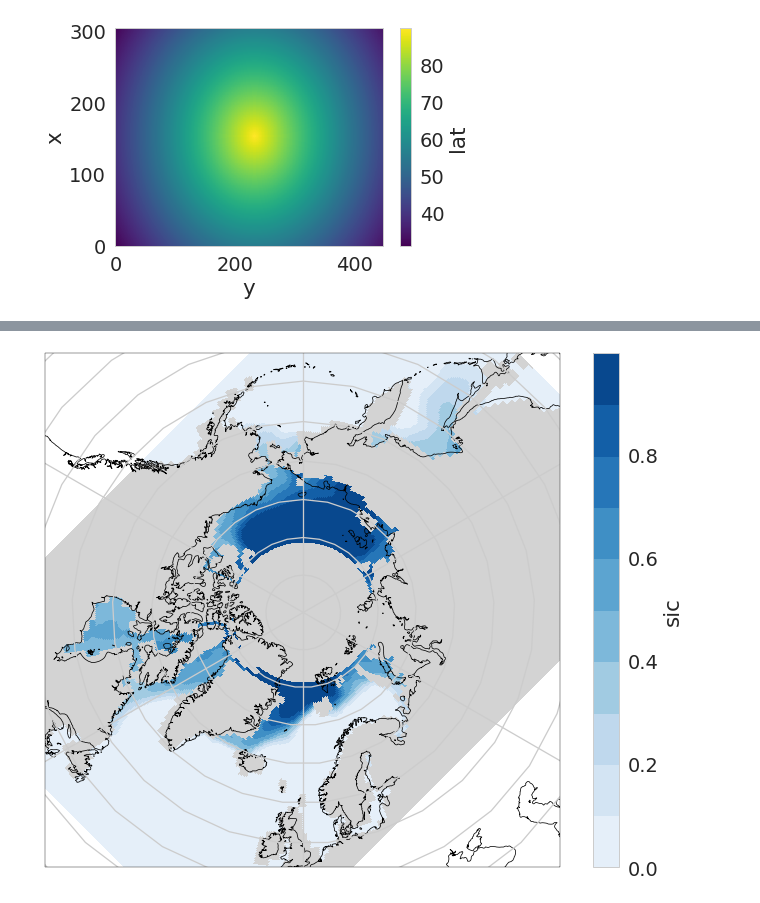
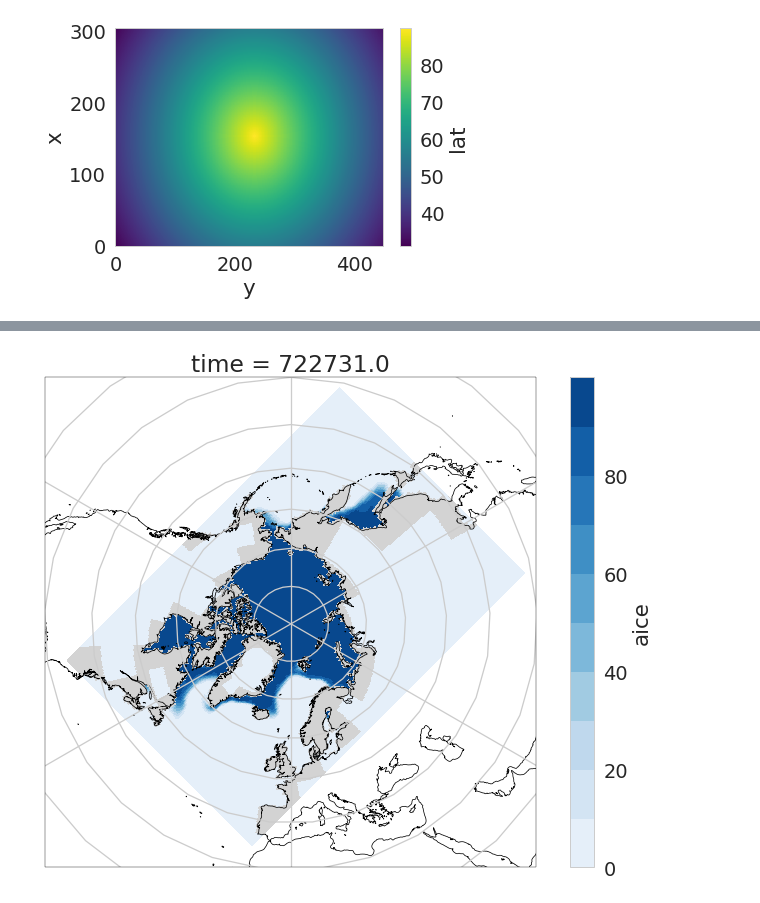
Before and after one commit to NicWayand/ESIO, a Jupyter notebook: notebooks/Regrid_CESM.ipynb, the cells around one changed output, grey strips where cells are left out. Cells and saved outputs as stored; diff of their text form; code cells hidden in the pictures.

```diff
--- a/notebooks/Regrid_CESM.ipynb
+++ b/notebooks/Regrid_CESM.ipynb
@@ -24,4 +23,4 @@ cfile = 'sic_OImon_GFDL-FLORB01_FLORB01-P1-ECDA-v3.1-041980_r2i1p1_198004-198103
 file_in = os.path.join(data_dir, cfile)
 # %%
 # Open Data
-ds = xr.open_dataset(file_in)
+ds = xr.open_dataset(file_in, decode_times=False)
@@ -36,0 +39,7 @@ sic = ds.sic.sum(dim='ct', skipna=False)
+# %%
+# Select variable of interested (xesmf needs a DataArray)
+aice = ds.aice
+# %%
+# Rename lat and long
+aice = aice.rename({'TLAT':'lat', 'TLON':'lon', 'ULAT':'lat_b', 'ULON':'lon_b'});
+aice
@@ -99,7 +105,7 @@ Coordinates:
 # %%
 # Calculate regridding matrix
-regridder = xe.Regridder(sic, ds_out, 'bilinear', periodic=True)
+regridder = xe.Regridder(aice, ds_out, 'bilinear', periodic=True)
 # Regrid
-sic_out = regridder(sic)
+aice_out = regridder(aice)
 # sic_out
 # %% [output]
@@ -212,15 +222,15 @@ ax1.coastlines(linewidth=0.75, color='black', resolution='50m');
 # %%
 # Plot SIC on target projection
 plt.figure(figsize=(10,8));
 ax1 = plt.axes(projection=ccrs.NorthPolarStereo(central_longitude=0))
-sic_out.mean(dim='time').plot.pcolormesh(ax=ax1, x='lon', y='lat',
+aice_out.isel(time=0).plot.pcolormesh(ax=ax1, x='lon', y='lat',
                                      transform=ccrs.PlateCarree(),
                                      cmap=cmap_sic)
 # Add coastlines and meridians/parallels
 ax1.coastlines(linewidth=0.75, color='black', resolution='50m')
 ax1.gridlines(crs=ccrs.PlateCarree(), linestyle='-')
-ax1.set_extent([-180, 180, 50, 90], crs=ccrs.PlateCarree())
+ax1.set_extent([-180, 180, 30, 90], crs=ccrs.PlateCarree())
 plt.tight_layout()
 # %% [output]
-[figure, old version]
+[figure, new version]
 # %%
```
Also changed, not shown: parts of 24 cells of this notebook, 1 other file.
